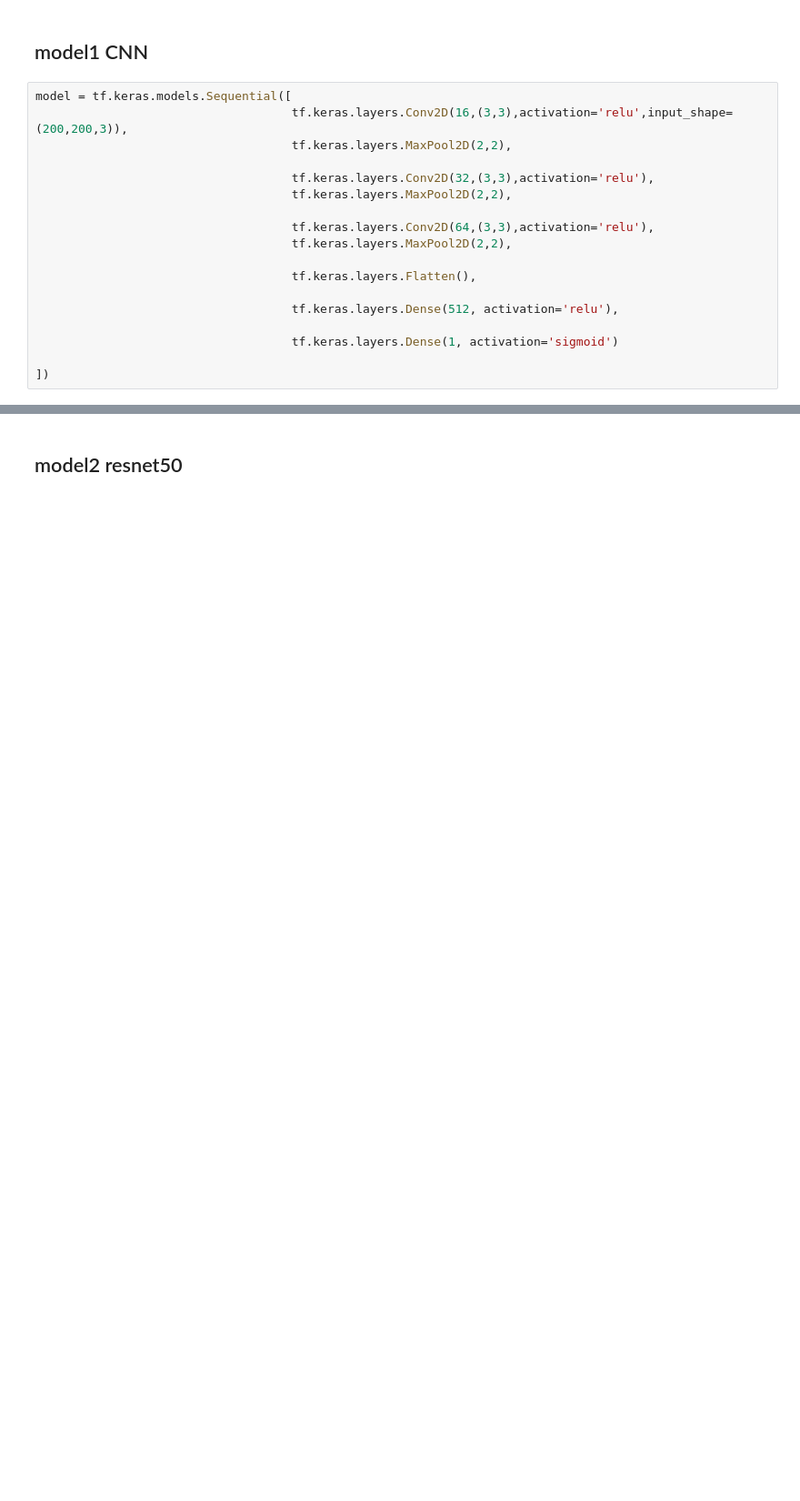
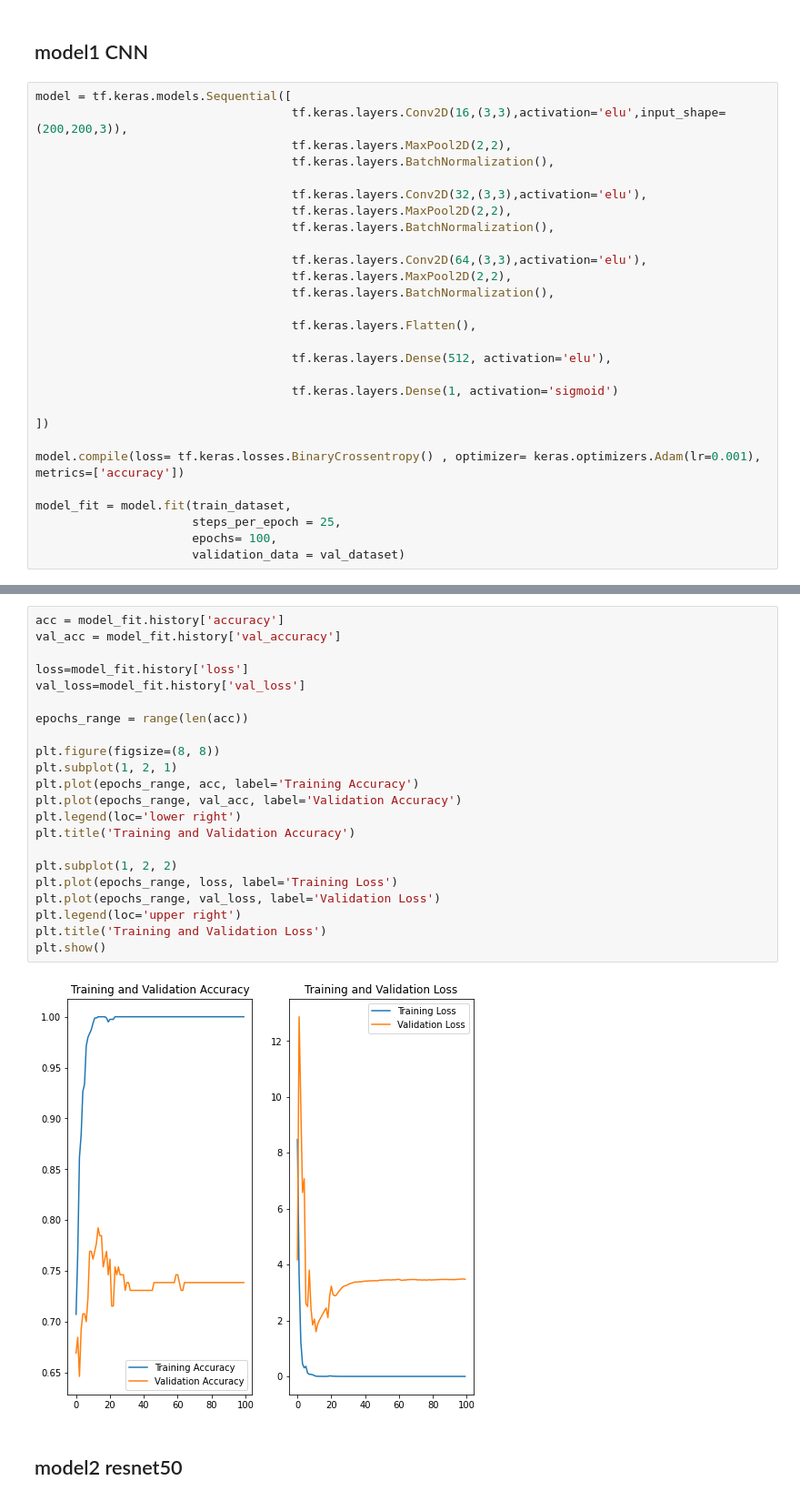
Before and after one commit to musicjae/DeepLearning, a Jupyter notebook: korean_flag.ipynb, the cells around one changed output, grey strips where cells are left out. Shown: that part at 91% size. Saved outputs shown, nothing was run; the diff lists cells and outputs as text; blank space fills up the shorter version.

```diff
--- a/korean_flag.ipynb
+++ b/korean_flag.ipynb
@@ -55,19 +86,29 @@ train_dataset.class_indices
 ## model1 CNN
 # %%
 model = tf.keras.models.Sequential([
-                                    tf.keras.layers.Conv2D(16,(3,3),activation='relu',input_shape=(200,200,3)),
+                                    tf.keras.layers.Conv2D(16,(3,3),activation='elu',input_shape=(200,200,3)),
                                     tf.keras.layers.MaxPool2D(2,2),
+                                    tf.keras.layers.BatchNormalization(),
 
-                                    tf.keras.layers.Conv2D(32,(3,3),activation='relu'),
+                                    tf.keras.layers.Conv2D(32,(3,3),activation='elu'),
                                     tf.keras.layers.MaxPool2D(2,2),
+                                    tf.keras.layers.BatchNormalization(),
 
-                                    tf.keras.layers.Conv2D(64,(3,3),activation='relu'),
+                                    tf.keras.layers.Conv2D(64,(3,3),activation='elu'),
                                     tf.keras.layers.MaxPool2D(2,2),
+                                    tf.keras.layers.BatchNormalization(),
 
                                     tf.keras.layers.Flatten(),
 
-                                    tf.keras.layers.Dense(512, activation='relu'),
+                                    tf.keras.layers.Dense(512, activation='elu'),
 
                                     tf.keras.layers.Dense(1, activation='sigmoid')
 
 ])
+
+model.compile(loss= tf.keras.losses.BinaryCrossentropy() , optimizer= keras.optimizers.Adam(lr=0.001), metrics=['accuracy'])
+
+model_fit = model.fit(train_dataset,
+                      steps_per_epoch = 25,
+                      epochs= 100,
+                      validation_data = val_dataset)
@@ -74,3 +136,27 @@ model = tf.keras.models.Sequential([
+# %%
+acc = model_fit.history['accuracy']
+val_acc = model_fit.history['val_accuracy']
+
+loss=model_fit.history['loss']
+val_loss=model_fit.history['val_loss']
+
+epochs_range = range(len(acc))
+
+plt.figure(figsize=(8, 8))
+plt.subplot(1, 2, 1)
+plt.plot(epochs_range, acc, label='Training Accuracy')
+plt.plot(epochs_range, val_acc, label='Validation Accuracy')
+plt.legend(loc='lower right')
+plt.title('Training and Validation Accuracy')
+
+plt.subplot(1, 2, 2)
+plt.plot(epochs_range, loss, label='Training Loss')
+plt.plot(epochs_range, val_loss, label='Validation Loss')
+plt.legend(loc='upper right')
+plt.title('Training and Validation Loss')
+plt.show()
+# %% [output]
+[figure, added]
 # %% [markdown]
 ## model2 resnet50
 # %%
```
Also changed, not shown: parts of 49 cells of this notebook.
